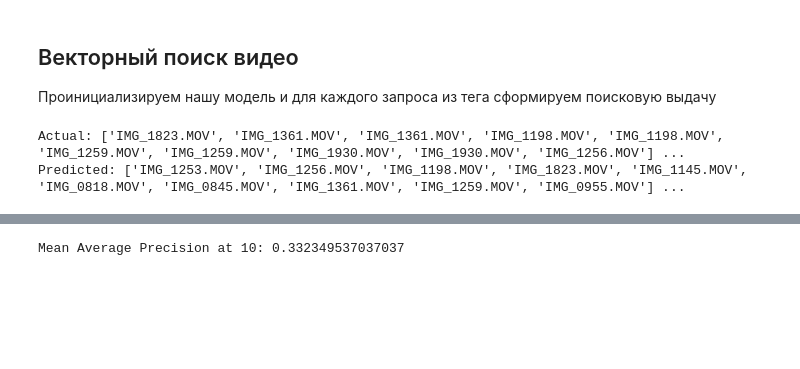
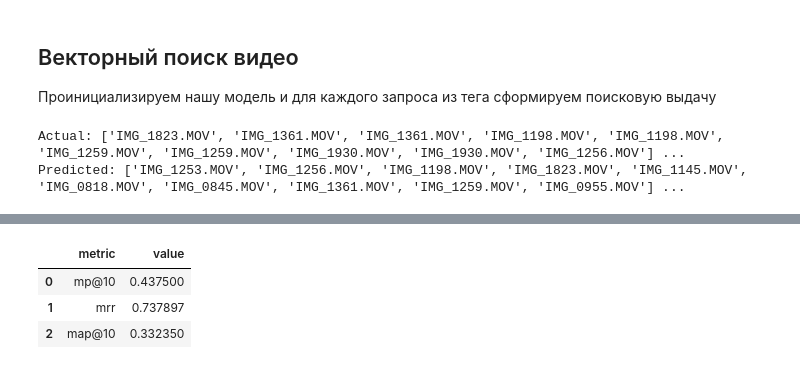
Before and after one commit to Tricar5/vector-search-hse, a Jupyter notebook: baseline/001.baseline.ipynb, the cells around one changed output, grey strips where cells are left out. Cells and saved outputs as stored; diff of their text form; code cells hidden in the pictures; blank space fills up the shorter version.

```diff
--- a/baseline/001.baseline.ipynb
+++ b/baseline/001.baseline.ipynb
@@ -459,16 +492,19 @@ print(top_10_metrics_df.sort_values(by=f'average_precision@{K_TOP}', ascending=F
 
 $$ MAP\@K = \frac{1}{K} \sum_{n=1}^{K} AP\@n $$
 # %%
-def mapk(
-    actual: list[list[Any]],
-    predicted: list[list[Any]],
-    k=10,
-):
-    return np.mean([apk(a, p, k) for a, p in zip(actual, predicted)])
+common_metrics = {}
+
+common_metrics[f'mp@{K_TOP}'] = np.mean(top_10_metrics_df[f'precision@{K_TOP}'])
+common_metrics['mrr'] = np.mean(top_10_metrics_df['reciprocal_rank'])
+common_metrics[f'map@{K_TOP}'] = np.mean(top_10_metrics_df[f'average_precision@{K_TOP}'])
+
+common_metrics_df = pd.DataFrame.from_dict(common_metrics, orient='index')
+common_metrics_df.reset_index(inplace=True)
+common_metrics_df.columns = ['metric', 'value']
+
+display(common_metrics_df)
+# %% [output]
+|  | metric | value |
+| 0 | mp@10 | 0.437500 |
+| 1 | mrr | 0.737897 |
+| 2 | map@10 | 0.332350 |
-# %%
-relevant_plain = [val['relevant'] for val in tests_per_query.values()]
-predicted_plain = [val['predicted'] for val in tests_per_query.values()]
-mean_apk = mapk(relevant_plain, predicted_plain, k=10)
-print(f'Mean Average Precision at {K_TOP}:', mean_apk)
-# %% [output]
-Mean Average Precision at 10: 0.332349537037037
```
Also changed, not shown: parts of 9 cells of this notebook, 1 other file.
